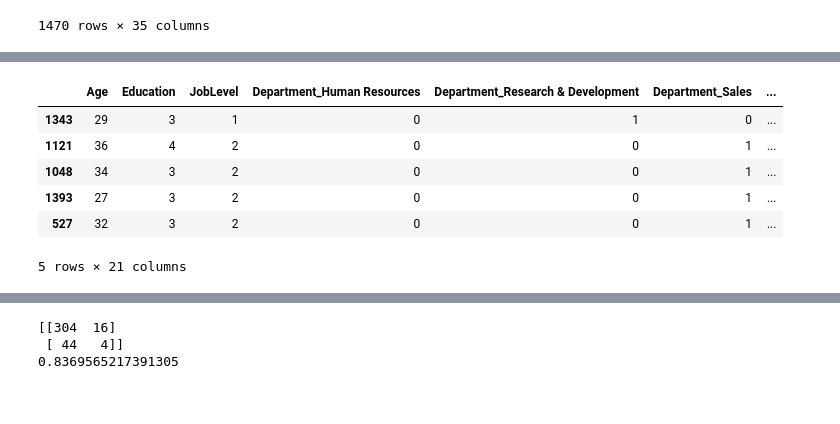
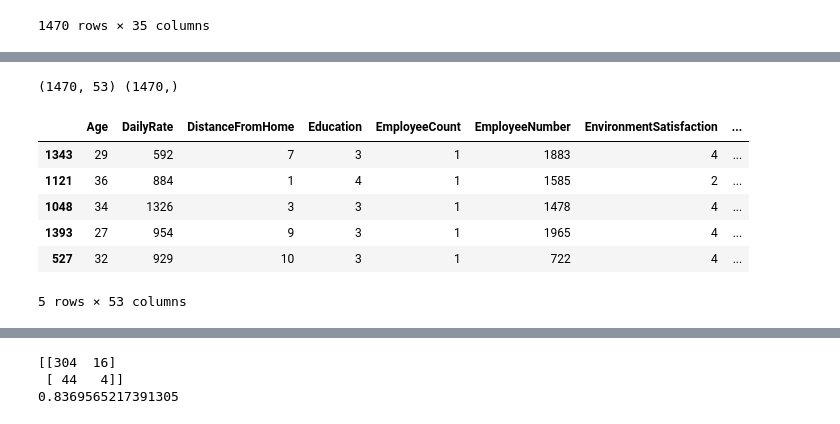
Before and after one commit to SanabuW/attrition_ML, a Jupyter notebook: RandomForest1.ipynb, the cells around one changed output, grey strips where cells are left out. Cells and saved outputs as stored; diff of their text form; code cells hidden in the pictures.

```diff
--- a/RandomForest1.ipynb
+++ b/RandomForest1.ipynb
@@ -46,7 +28,8 @@ selected_features
 # %%
 # Set X and y values
-X = selected_features
-y = attrition_df["Attrition"].values.reshape(-1, 1)
+X = attrition_df.drop(['Attrition'], axis=1)
+X = pd.get_dummies(X)
+y = attrition_df['Attrition']
 
-print(X.shape, y.shape)
+X
 # %% [output]
@@ -53,0 +49,3 @@ print(X.shape, y.shape)
+# %%
+X_cleaned = X.drop(["OverTime_No", "Gender_Male"], axis=1)
+X_cleaned
@@ -54,17 +66,21 @@ print(X.shape, y.shape)
+# %%
+
+print(X_cleaned.shape, y.shape)
+# %% [output]
+(1470, 53) (1470,)
 # %%
-X = pd.get_dummies(X)
 
 # Train and test split data
-X_train, X_test, y_train, y_test = train_test_split(X, y, random_state=42)
+X_train, X_test, y_train, y_test = train_test_split(X_cleaned, y, random_state=42)
 
 X_train.head()
 # %% [output]
-|  | Age | Education | JobLevel | Department_Human Resources | Department_Research & Development | Department_Sales | ... |
-| 1343 | 29 | 3 | 1 | 0 | 1 | 0 | ... |
-| 1121 | 36 | 4 | 2 | 0 | 0 | 1 | ... |
-| 1048 | 34 | 3 | 2 | 0 | 0 | 1 | ... |
-| 1393 | 27 | 3 | 2 | 0 | 0 | 1 | ... |
-| 527 | 32 | 3 | 2 | 0 | 0 | 1 | ... |
+|  | Age | DailyRate | DistanceFromHome | Education | EmployeeCount | EmployeeNumber | EnvironmentSatisfaction | ... |
+| 1343 | 29 | 592 | 7 | 3 | 1 | 1883 | 4 | ... |
+| 1121 | 36 | 884 | 1 | 4 | 1 | 1585 | 2 | ... |
+| 1048 | 34 | 1326 | 3 | 3 | 1 | 1478 | 4 | ... |
+| 1393 | 27 | 954 | 9 | 3 | 1 | 1965 | 4 | ... |
+| 527 | 32 | 929 | 10 | 3 | 1 | 722 | 4 | ... |
-5 rows × 21 columns
+5 rows × 53 columns
 # %%
 # Scale data
```
Also changed, not shown: parts of 7 cells of this notebook, 2 other files.
